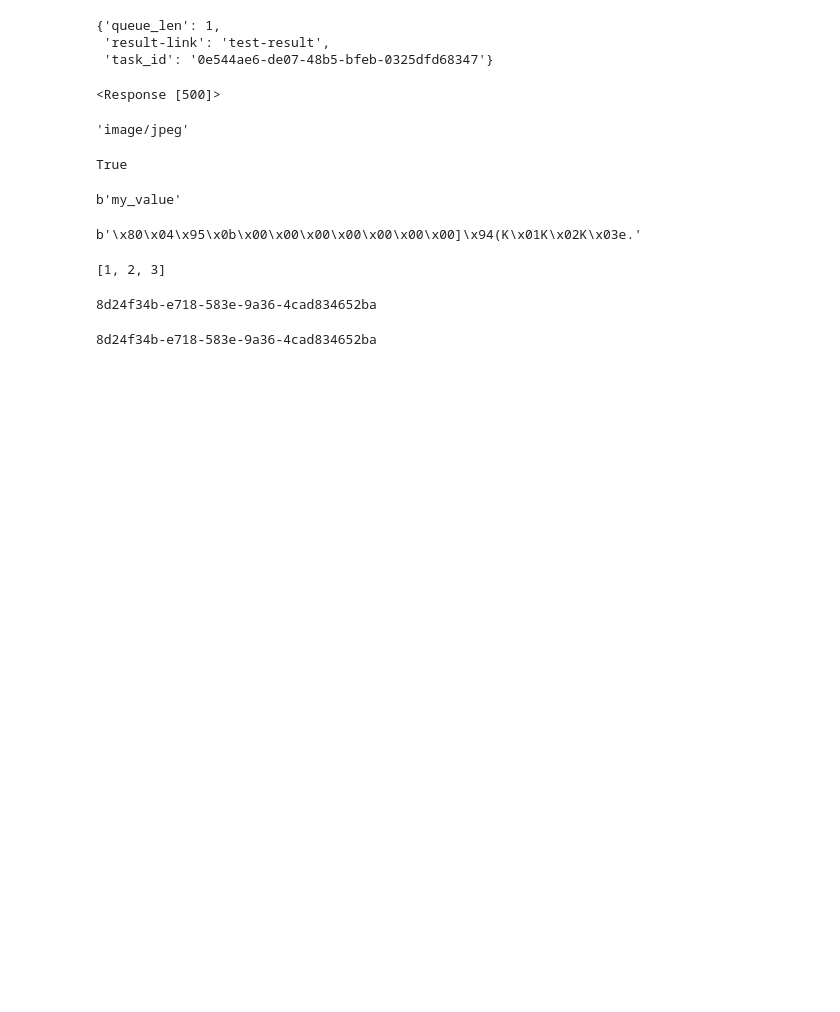
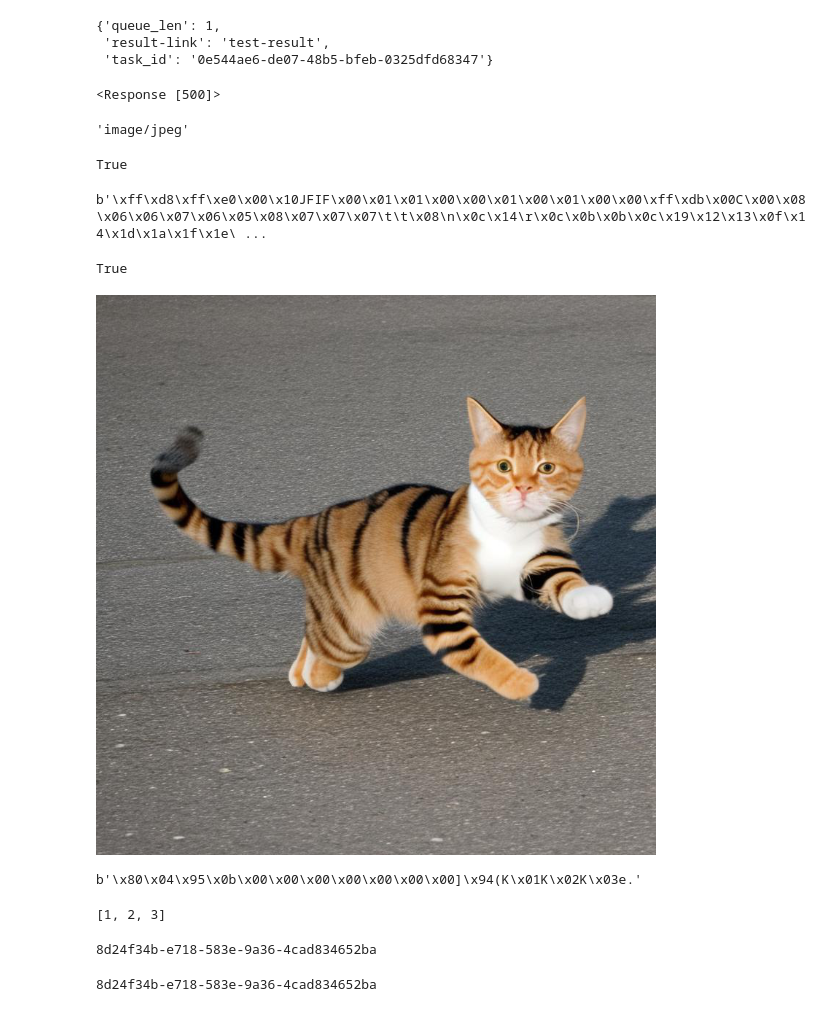
Before and after one commit to KeithLin724/Book-To-Comics, a Jupyter notebook: src/test_main.ipynb, the cells around one changed output. Drawn from its saved outputs; the diff is of its cells as text; code cells hidden in the pictures; blank space fills up the shorter version.

Commit message:
update the api_server save file ion redis one day

```diff
--- a/src/test_main.ipynb
+++ b/src/test_main.ipynb
@@ -103,20 +103,58 @@ dq.append(("hello" , "zip"))
 ("hello" , "KY") in dq
 # %% [output]
 True
+# %%
+import io
+from PIL import Image
+def image_to_bytes(image):
+    """
+    The function `image_to_bytes` converts an image object into a byte array.
+
+    :param image: The "image" parameter is expected to be a PIL (Python Imaging Library) image object
+    :return: the image data as bytes.
+    """
+    img_byte_array = io.BytesIO()
+    image.save(img_byte_array, format="JPEG")
+    img_data = img_byte_array.getvalue()
+    img_byte_array.close()
+    return img_data
+
+
+def bytes_to_image(bytes_of_image):
+    """
+    The function `bytes_to_image` converts a byte array representing an image into an Image object.
+
+    :param bytes_of_image: The parameter `bytes_of_image` is expected to be a byte array that represents
+    an image
+    :return: an Image object.
+    """
+    img_byte_array = io.BytesIO(bytes_of_image)
+    return Image.open(img_byte_array)
 # %%
 import redis
-
 # Create a connection to the Redis server (assuming it's running locally on the default port)
 r = redis.StrictRedis()
 
 # Set a key-value pair
-r.set('my_key', 'my_value')
+# r.set('my_key', 'my_value')
 
 # Get the value associated with a key
-value = r.get('my_key')
-print(value)
+image_path = "../api/image/ky/89c42cca-b8b0-5913-b0e0-b01483a54803.jpg"
+image= Image.open(image_path)
+bb = image_to_bytes(image)
+bb
 # %% [output]
-b'my_value'
+b'\xff\xd8\xff\xe0\x00\x10JFIF\x00\x01\x01\x00\x00\x01\x00\x01\x00\x00\xff\xdb\x00C\x00\x08\x06\x06\x07\x06\x05\x08\x07\x07\x07\t\t\x08\n\x0c\x14\r\x0c\x0b\x0b\x0c\x19\x12\x13\x0f\x14\x1d\x1a\x1f\x1e\ ...
+# %%
+r.set('my_key_1' , bb)
+r.expire('my_key_1', 86400)
+# %% [output]
+True
+# %%
+value = r.get('my_key_1')
+bytes_to_image(value)
+# %% [output]
+[figure, added]
 # %%
 import pickle
 
```
Also changed, not shown: 8 other files.
